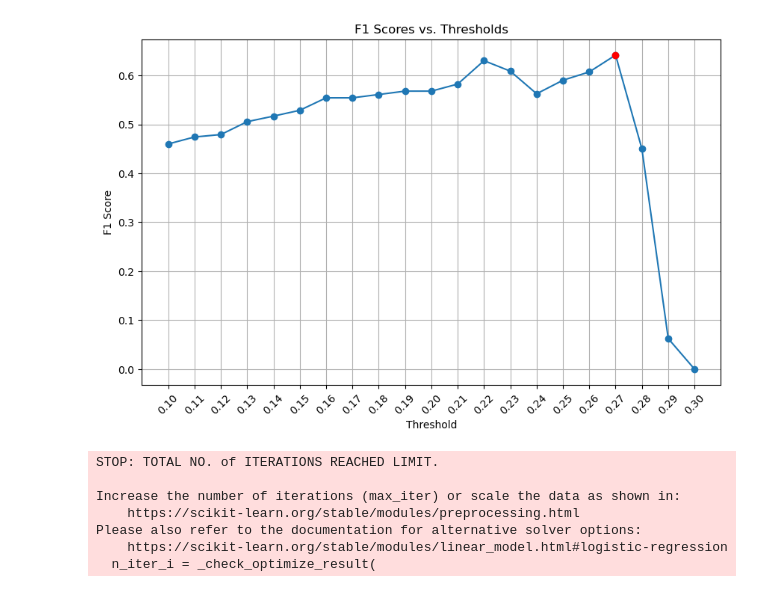
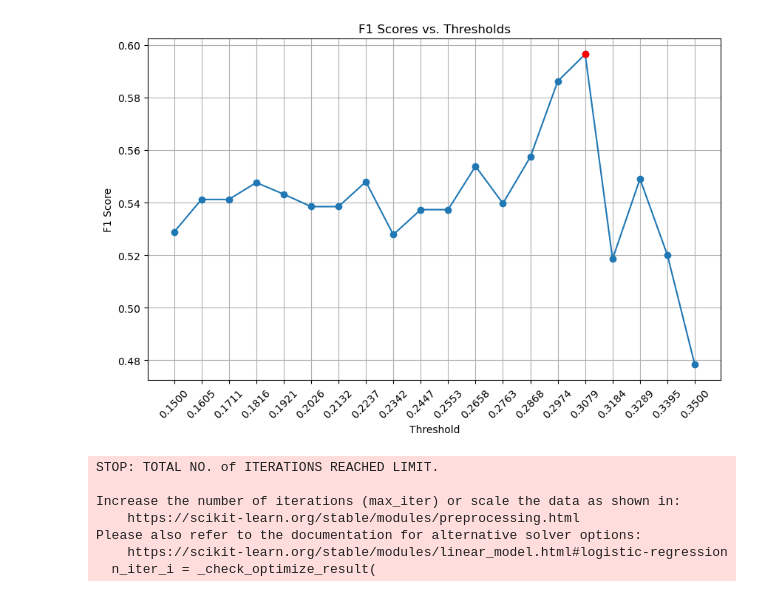
Before and after one commit to ZiggyFloydLee/FIN337-FinalProject-Team12, a Jupyter notebook: log regression.ipynb, the cells around one changed output. Saved outputs shown, nothing was run; the diff lists cells and outputs as text; code cells hidden in the pictures.

```diff
--- a/log regression.ipynb
+++ b/log regression.ipynb
@@ -166,7 +166,7 @@ X = imputer.fit_transform(X)
 X_train, X_test, y_train, y_test = train_test_split(X, y, test_size=0.3, random_state=42)
 
 # Train a logistic regression model
-model = LogisticRegression(max_iter=1000)
+model = LogisticRegression(max_iter=10000)
 
 # Train the model
 model.fit(X_train, y_train)
@@ -175,7 +175,7 @@ model.fit(X_train, y_train)
 y_pred_proba = model.predict_proba(X_test)
 
 # Define a range of thresholds
-thresholds = np.linspace(0.15, 0.25, 10)
+thresholds = np.linspace(0.1, 0.4, 10)
 
 # Initialize variables to store the best F1 score and corresponding threshold
 best_f1_score = 0
@@ -244,29 +220,29 @@ plt.show()
 # %%
 import matplotlib.pyplot as plt
 
 # Define the thresholds and corresponding F1 scores
-thresholds = np.linspace(0.1, 0.3, 21)
+thresholds = np.linspace(0.15, 0.35, 20)
 f1_scores = []
 
 # Calculate F1 score for each threshold
 for threshold in thresholds:
     y_pred_adjusted = (y_pred_proba[:, 1] >= threshold).astype(int)
     f1 = f1_score(y_test, y_pred_adjusted)
     f1_scores.append(f1)
 
 # Plot F1 scores
 plt.figure(figsize=(10, 6))
 plt.plot(thresholds, f1_scores, marker='o', linestyle='-')
 plt.title('F1 Scores vs. Thresholds')
 plt.xlabel('Threshold')
 plt.ylabel('F1 Score')
 plt.xticks(thresholds, rotation=45)
 plt.grid(True)
 max_index = f1_scores.index(max(f1_scores))
 plt.scatter(thresholds[max_index], f1_scores[max_index], color='red', zorder=5)
 plt.show()
 # %% [output]
-[figure, old version]
+[figure, new version]
 # %%
 import pandas as pd
 import numpy as np
```
Also changed, not shown: parts of 3 cells of this notebook, 2 other files.
